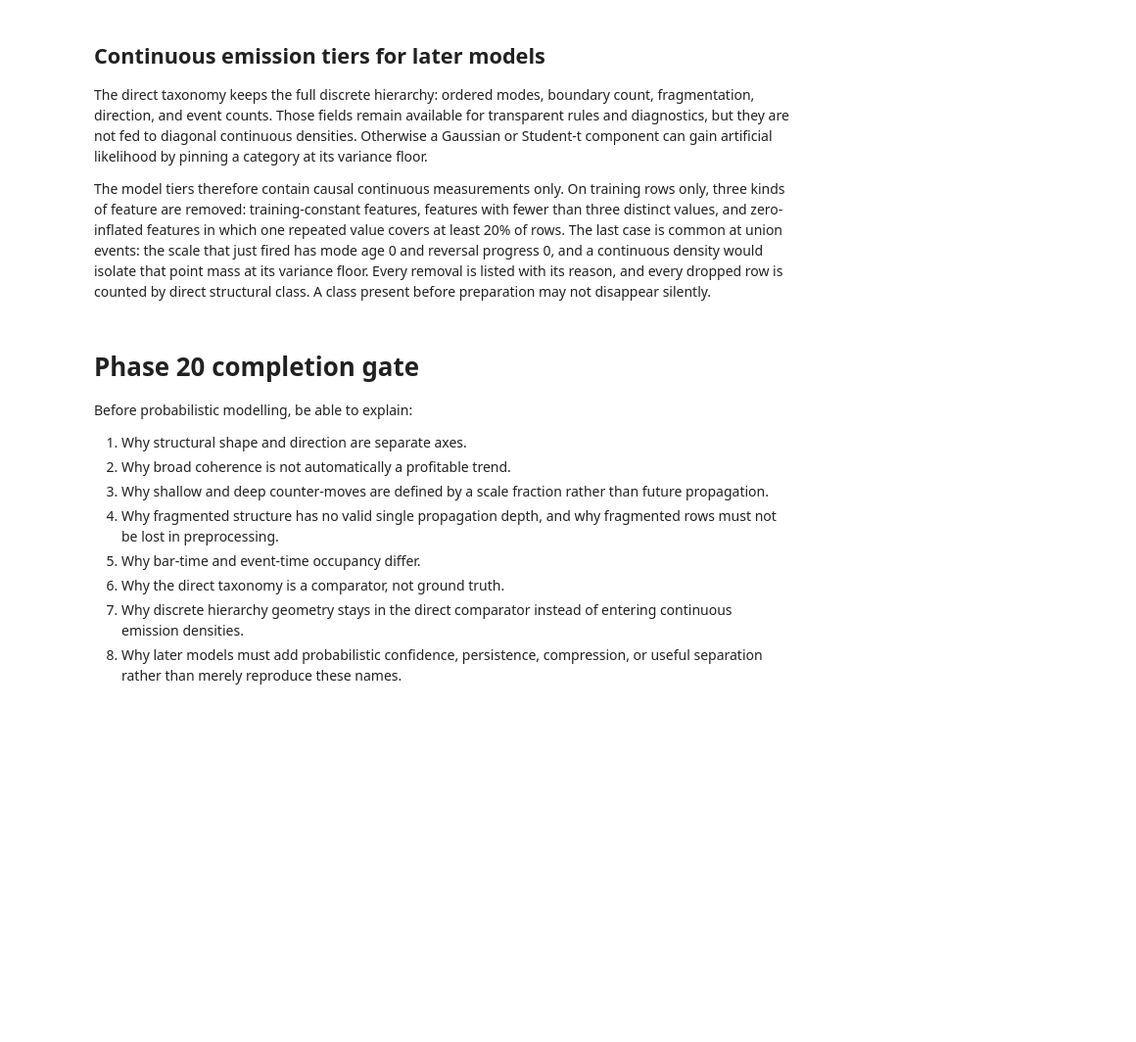
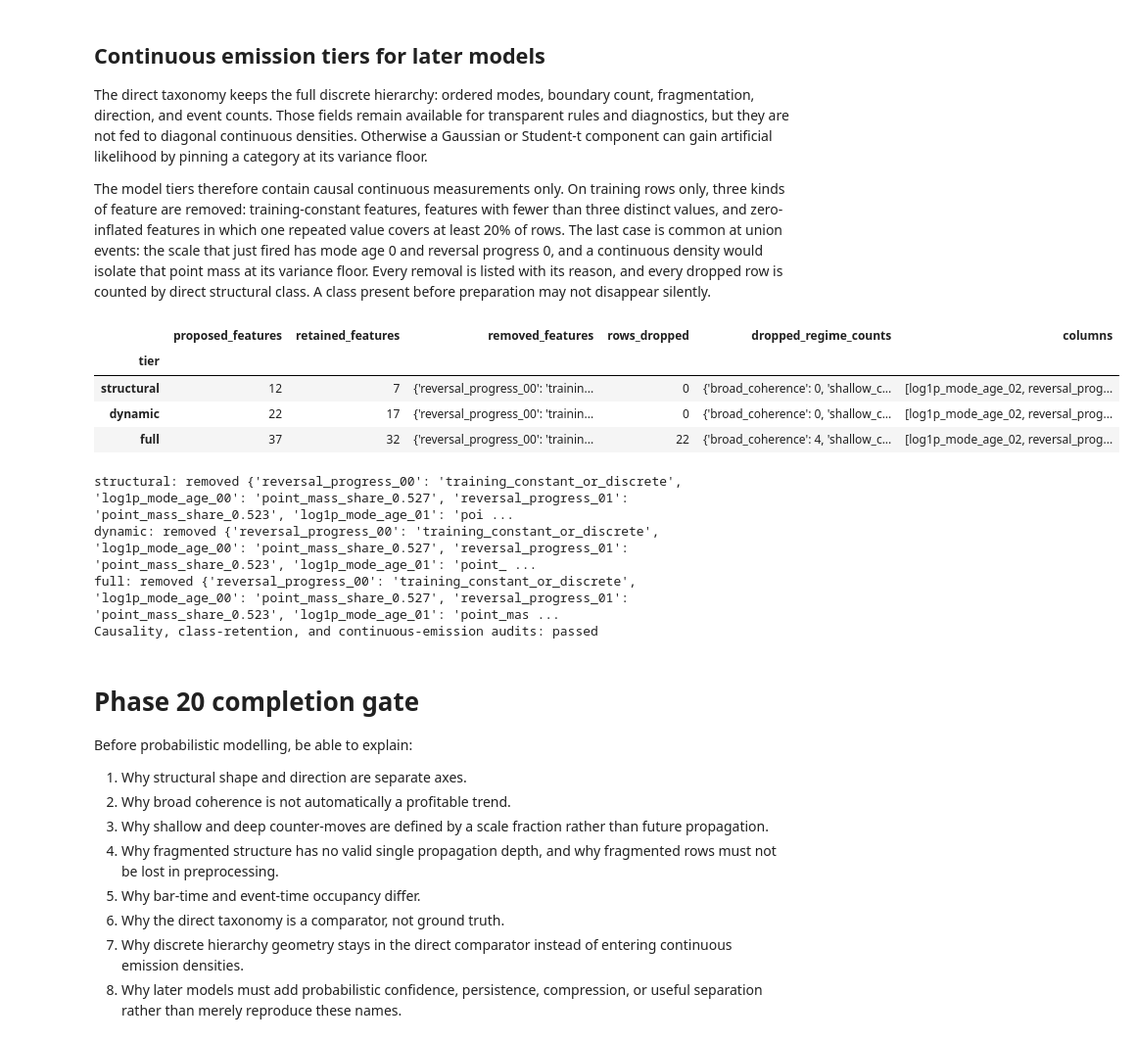
Before and after one commit to okmich/understanding_directional_change_basics, a Jupyter notebook: 20_interpretable_regime_baseline.ipynb, the cells around one changed output. Shown at 98% size. Drawn from its saved outputs; the diff is of its cells as text; code cells hidden in the pictures; blank space fills up the shorter version.

```diff
--- a/20_interpretable_regime_baseline.ipynb
+++ b/20_interpretable_regime_baseline.ipynb
@@ -120,32 +171,45 @@ The model tiers therefore contain causal continuous measurements only. On traini
 # %%
 tier_records = []
 event_source = global_state.loc[global_state["union_event"]]
 event_counts = event_source["structural_regime"].value_counts().reindex(REGIME_ORDER, fill_value=0)
 for tier in FeatureTier:
     _, proposed_columns = model_frame(global_state, tier)
     prepared_tier = prepare_data(global_state, ObservationClock.UNION_EVENT, tier)
     prepared_counts = prepared_tier.frame["structural_regime"].value_counts().reindex(REGIME_ORDER, fill_value=0)
     lost_regimes = event_counts.index[(event_counts > 0) & prepared_counts.eq(0)].tolist()
     if lost_regimes:
         raise AssertionError(f"Feature preparation removed structural classes: {lost_regimes}")
     tier_records.append({
         "tier": tier.value,
         "proposed_features": len(proposed_columns),
         "retained_features": len(prepared_tier.feature_columns),
         "removed_features": prepared_tier.removed_feature_reasons,
         "rows_dropped": prepared_tier.dropped_rows,
         "dropped_regime_counts": prepared_tier.dropped_regime_counts,
         "columns": prepared_tier.feature_columns,
     })
 display(pd.DataFrame.from_records(tier_records).set_index("tier"))
+for record in tier_records:
+    print(f"{record['tier']}: removed {record['removed_features'] or 'none'}; "
+          f"dropped {record['rows_dropped']} rows, by regime {record['dropped_regime_counts']}")
 
 for forbidden in (
     "future", "terminal", "outcome", "resolution", "mode_sign", "fragmentation",
     "counter_depth", "direction_boundaries", "dcc_rate",
 ):
     if any(forbidden in column for record in tier_records for column in record["columns"]):
         raise AssertionError(f"Forbidden continuous-emission feature token found: {forbidden}")
 print("Causality, class-retention, and continuous-emission audits: passed")
+# %% [output]
+|  | proposed_features | retained_features | removed_features | rows_dropped | dropped_regime_counts | columns |
+| tier |  |  |  |  |  |  |
+| structural | 12 | 7 | {'reversal_progress_00': 'trainin... | 0 | {'broad_coherence': 0, 'shallow_c... | [log1p_mode_age_02, reversal_prog... |
+| dynamic | 22 | 17 | {'reversal_progress_00': 'trainin... | 0 | {'broad_coherence': 0, 'shallow_c... | [log1p_mode_age_02, reversal_prog... |
+| full | 37 | 32 | {'reversal_progress_00': 'trainin... | 22 | {'broad_coherence': 4, 'shallow_c... | [log1p_mode_age_02, reversal_prog... |
+structural: removed {'reversal_progress_00': 'training_constant_or_discrete', 'log1p_mode_age_00': 'point_mass_share_0.527', 'reversal_progress_01': 'point_mass_share_0.523', 'log1p_mode_age_01': 'poi ...
+dynamic: removed {'reversal_progress_00': 'training_constant_or_discrete', 'log1p_mode_age_00': 'point_mass_share_0.527', 'reversal_progress_01': 'point_mass_share_0.523', 'log1p_mode_age_01': 'point_ ...
+full: removed {'reversal_progress_00': 'training_constant_or_discrete', 'log1p_mode_age_00': 'point_mass_share_0.527', 'reversal_progress_01': 'point_mass_share_0.523', 'log1p_mode_age_01': 'point_mas ...
+Causality, class-retention, and continuous-emission audits: passed
 # %%
 plot_price_states(
     global_state,
```
Also changed, not shown: parts of 5 cells of this notebook, 53 other files.
